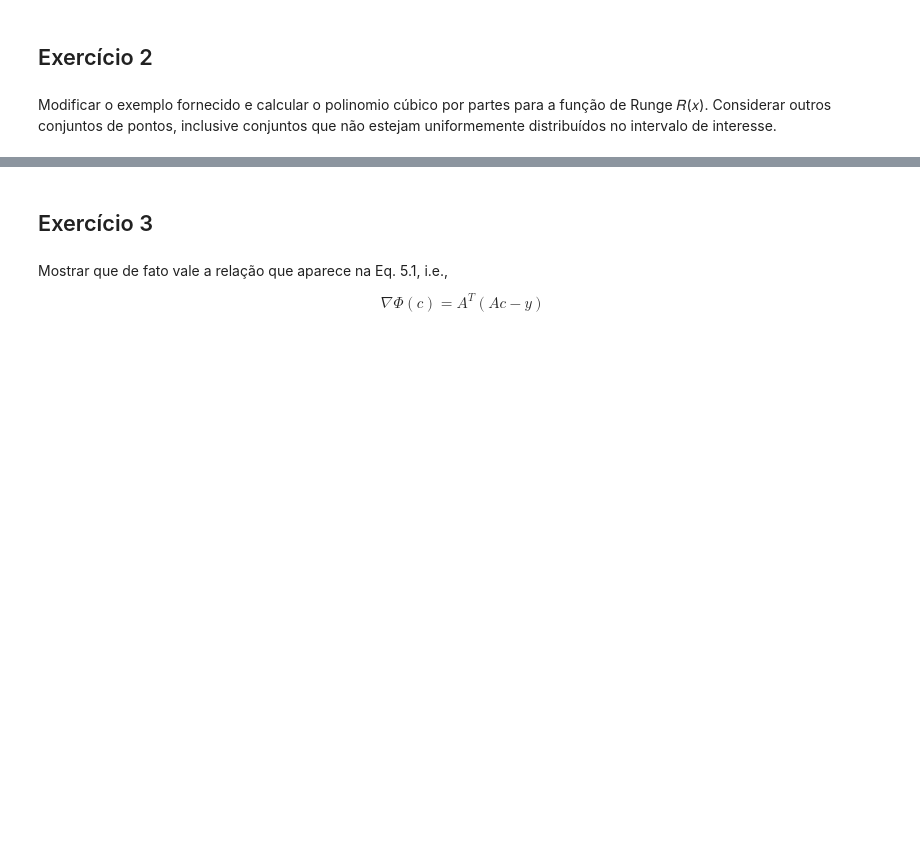
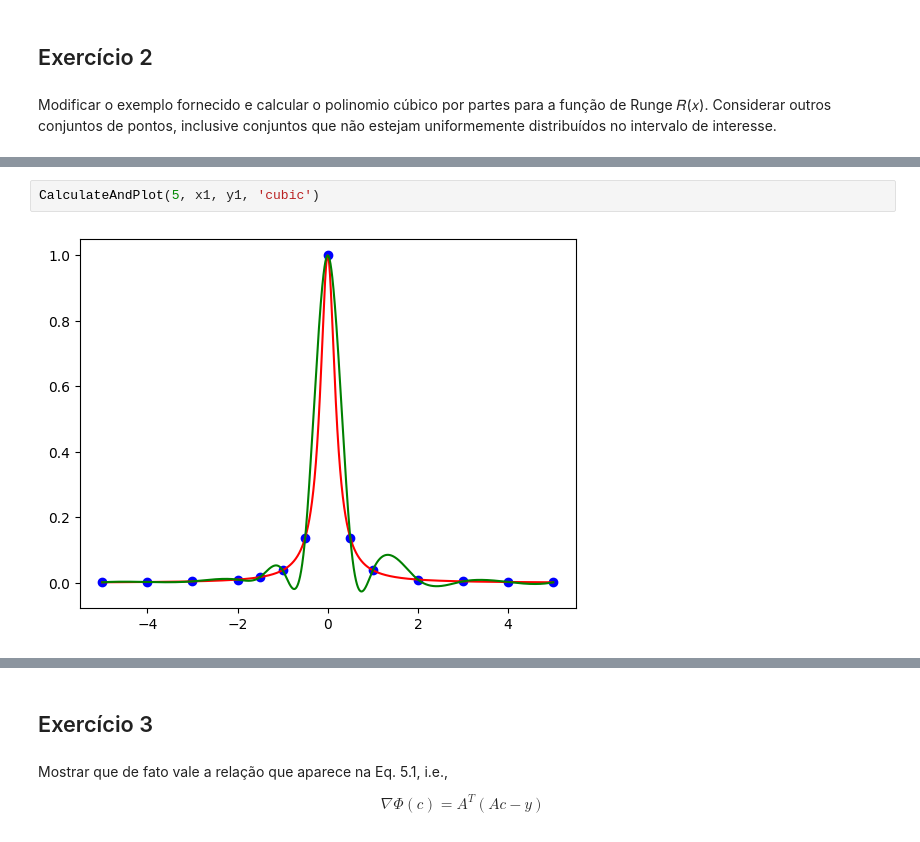
Before and after one commit to heloisaPazeti/Calc_Numeric, a Jupyter notebook: Exercicios/Lista_5.ipynb, the cells around one changed output, grey strips where cells are left out. Cells and saved outputs as stored; diff of their text form; blank space fills up the shorter version.

```diff
--- a/Exercicios/Lista_5.ipynb
+++ b/Exercicios/Lista_5.ipynb
@@ -107,0 +111,4 @@ CalculateAndPlot(10, x2, y2, 'cubic')
+# %%
+CalculateAndPlot(5, x1, y1, 'cubic')
+# %% [output]
+[figure, added]
```
Also changed, not shown: parts of 28 cells of this notebook, 3 other files.
